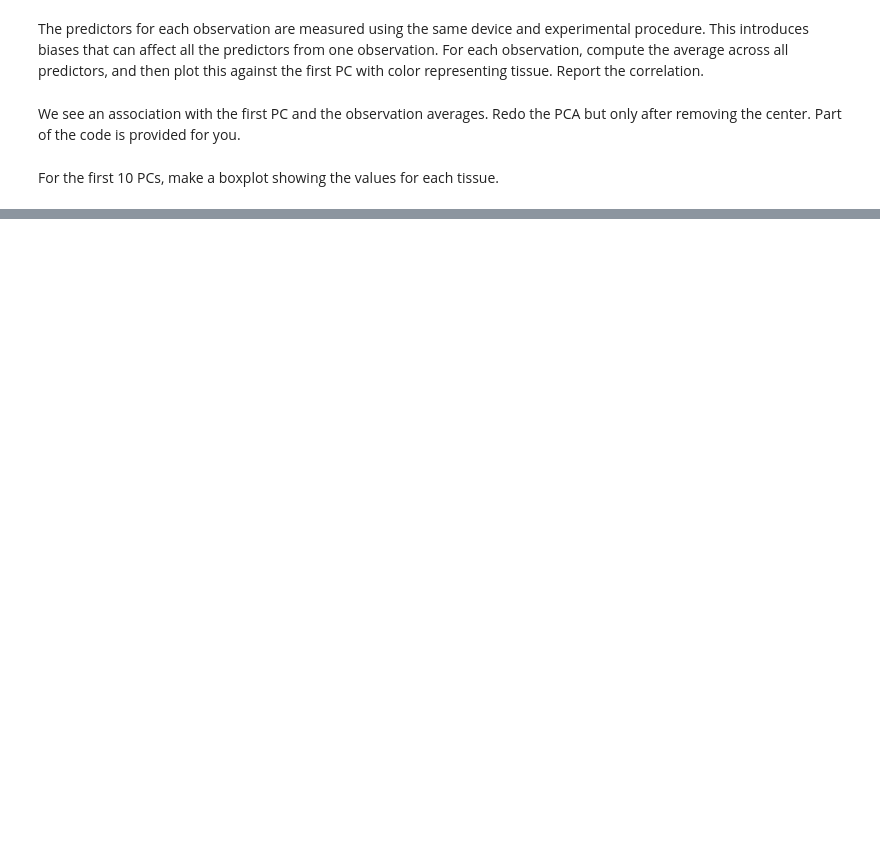
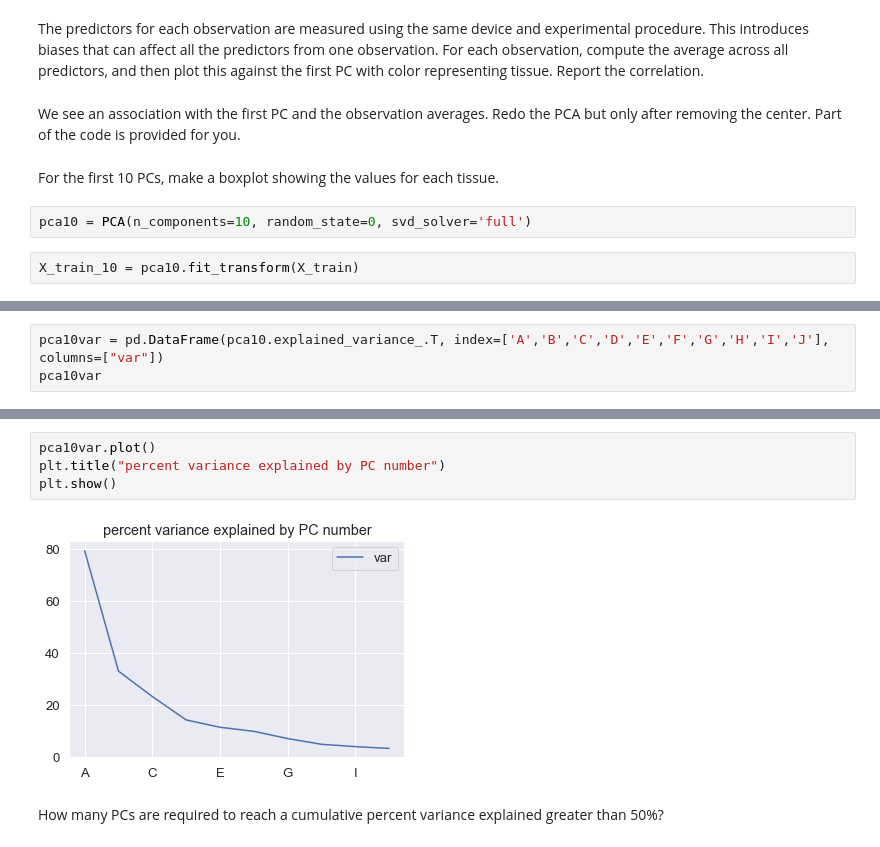
Before and after one commit to dennislamcv1/HarvardX-sDataScience, a Jupyter notebook: PH125.8x/Dimension Reduction.ipynb, the cells around one changed output, grey strips where cells are left out. Saved outputs shown, nothing was run; the diff lists cells and outputs as text; blank space fills up the shorter version.

```diff
--- a/PH125.8x/Dimension Reduction.ipynb
+++ b/PH125.8x/Dimension Reduction.ipynb
@@ -453,3 +242,7 @@ The predictors for each observation are measured using the same device and exper
 We see an association with the first PC and the observation averages. Redo the PCA but only after removing the center. Part of the code is provided for you.
 # %% [markdown]
 For the first 10 PCs, make a boxplot showing the values for each tissue.
+# %%
+pca10 = PCA(n_components=10, random_state=0, svd_solver='full')
+# %%
+X_train_10 = pca10.fit_transform(X_train)
@@ -455,0 +293,3 @@ For the first 10 PCs, make a boxplot showing the values for each tissue.
+# %%
+pca10var = pd.DataFrame(pca10.explained_variance_.T, index=['A','B','C','D','E','F','G','H','I','J'], columns=["var"])
+pca10var
@@ -455,0 +308,8 @@ For the first 10 PCs, make a boxplot showing the values for each tissue.
+# %%
+pca10var.plot()
+plt.title("percent variance explained by PC number")
+plt.show()
+# %% [output]
+[figure, added]
+# %% [markdown]
+How many PCs are required to reach a cumulative percent variance explained greater than 50%?
```
Also changed, not shown: parts of 119 cells of this notebook, 1 other file.
